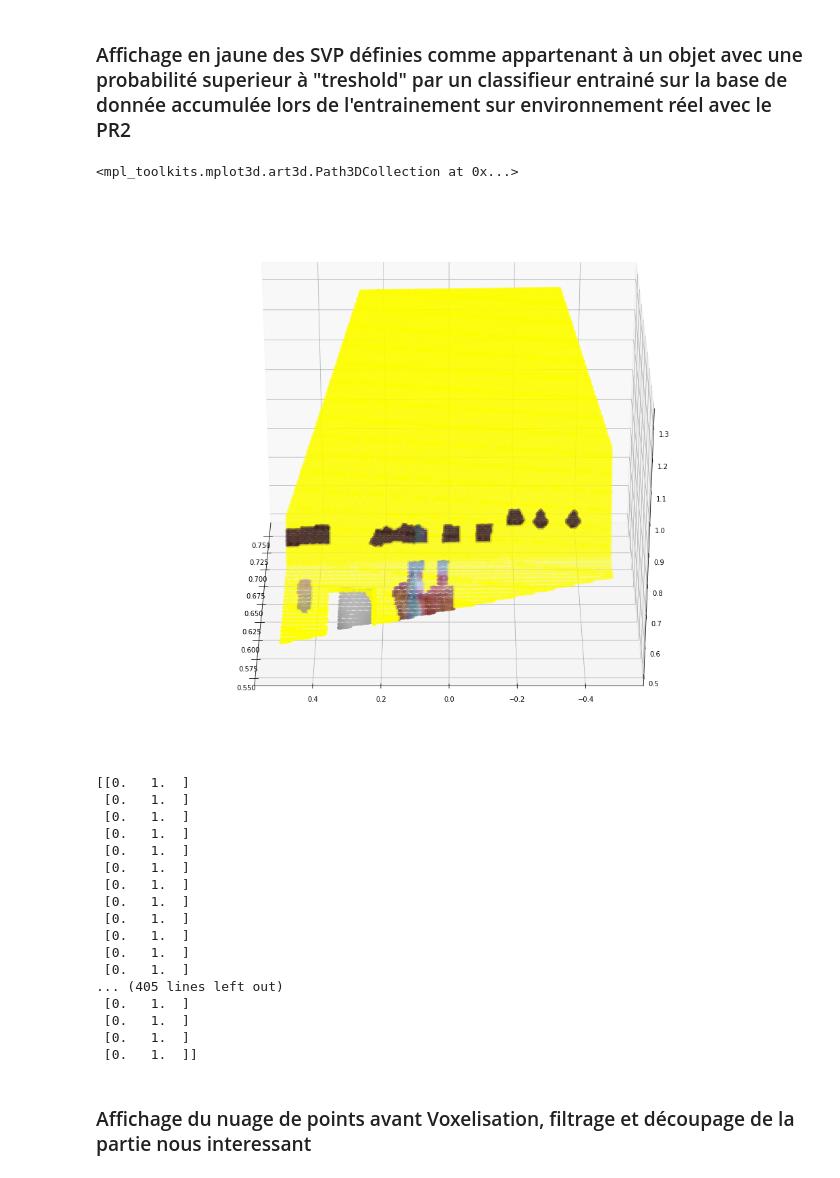
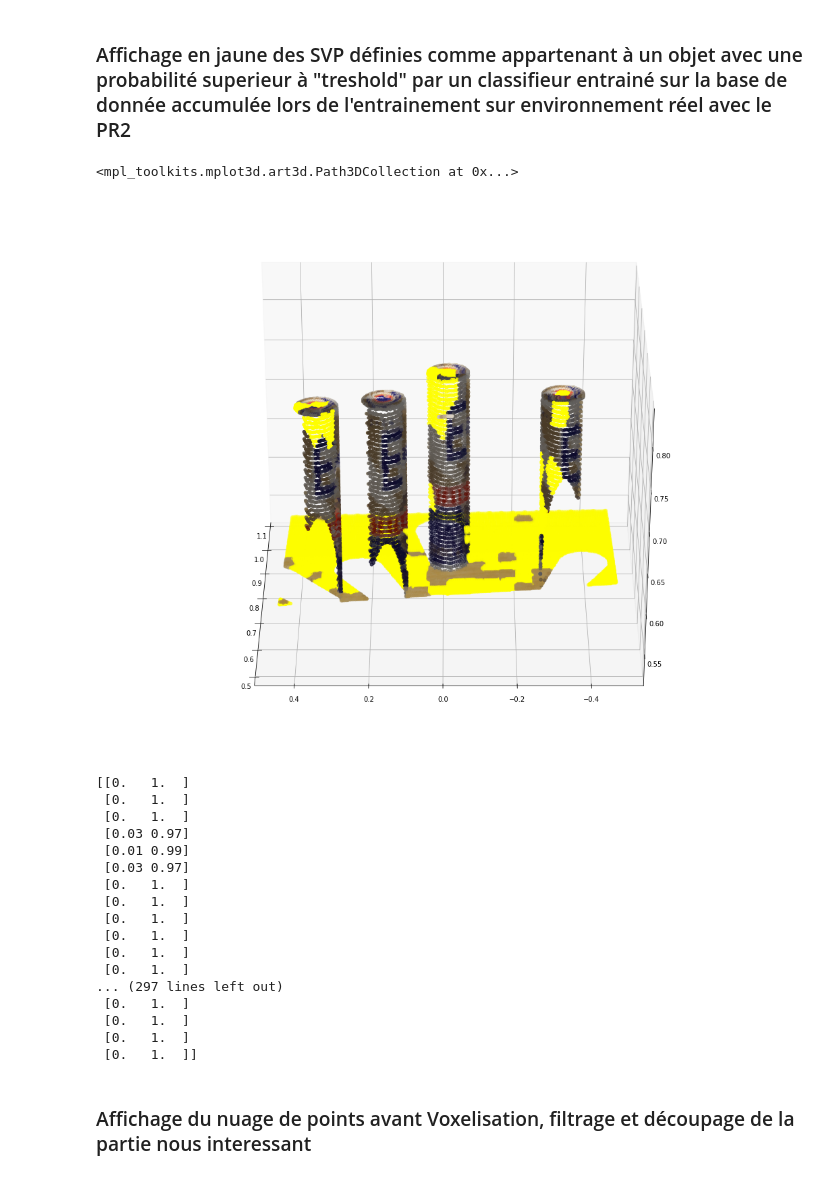
Before and after one commit to GeraudMM/Real-PR2-clustering-dynamique-pour-la-d-tection-et-le-suivi-d-objets-en-perception-interactive, a Jupyter notebook: classification/Online PR2.ipynb, the cells around one changed output. Saved outputs shown, nothing was run; the diff lists cells and outputs as text; code cells hidden in the pictures.

```diff
--- a/classification/Online PR2.ipynb
+++ b/classification/Online PR2.ipynb
@@ -294,10 +294,11 @@ from sklearn.metrics import classification_report,confusion_matrix
 model = RandomForestClassifier()
 threshold = 0.7
 
+
 #Nom de la scene que nous allons segmenter selon notre classifieur
 nomDossier = "env_gazebo"
 numIter = "2"
-numeroDeScene = "1"
+numeroDeScene = "2"
 paths_to_output = "../outputs/"
 
 #On entraine un modèle grace aux données recuperé lors du batch "numBatch"
@@ -338,52 +339,52 @@ for i in range(len(segmented)):
     Y.append(-(segmented[i][1]/pow(256,3))+0.5)
     Z.append(1.3-segmented[i][0]/pow(256,3))
 
 svp_obj = []
 for i in range(len(testProba)):
     if(testProba[i][1]>threshold):
         svp_obj.append(i+1)
 
 colors = []
 for i in range (len(segmented)):
     colors.append((segmented[i][3]/255, segmented[i][4]/255, segmented[i][5]/255))
     for j in range(len(svp_obj)):
         if(segmented[i][7] == svp_obj[j]):
             colors[-1] = (1.0, 1.0, 0.0)
 
 
 colors = np.array(colors)
 
 categories = []
 for i in range(len(segmented)):
     categories.append(i)
 
 fig = plt.figure(figsize = (18,15))
 ax = fig.gca(projection='3d',proj_type = 'persp')
 
 ax.view_init(30, 180)
 #ax.zaxis_inverted
 ax.scatter(X, Y, Z, c=colors[categories], marker='o')
 # %% [output]
 <mpl_toolkits.mplot3d.art3d.Path3DCollection at 0x...>
-[figure, old version]
+[figure, new version]
 # %%
 #Donne les probabilités de chacun des SVP du nuage de points selectionné d'appartenir au background et à un objet
 #selon notre classifieur entrainé sur la base de donnée accumulé lors des tests sur robot réel
 print(testProba)
 # %% [output]
 [[0.   1.  ]
+ [0.   1.  ]
+ [0.   1.  ]
+ [0.03 0.97]
+ [0.01 0.99]
+ [0.03 0.97]
  [0.   1.  ]
  [0.   1.  ]
  [0.   1.  ]
  [0.   1.  ]
  [0.   1.  ]
  [0.   1.  ]
- [0.   1.  ]
- [0.   1.  ]
- [0.   1.  ]
- [0.   1.  ]
- [0.   1.  ]
-... (405 lines left out)
+... (297 lines left out)
  [0.   1.  ]
  [0.   1.  ]
  [0.   1.  ]
```
Also changed, not shown: parts of 11 cells of this notebook.
